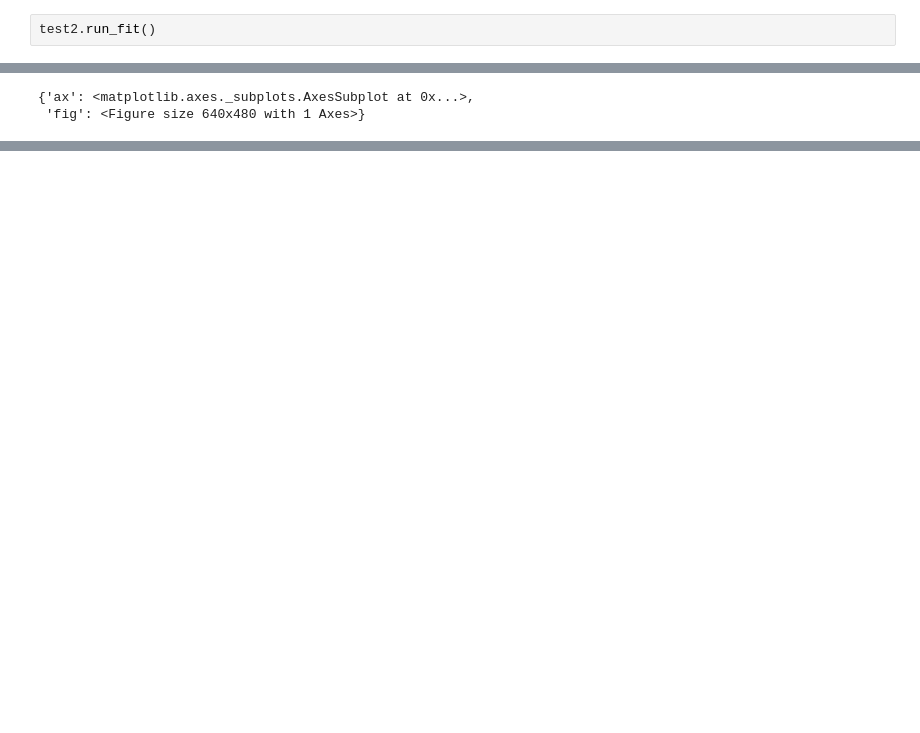
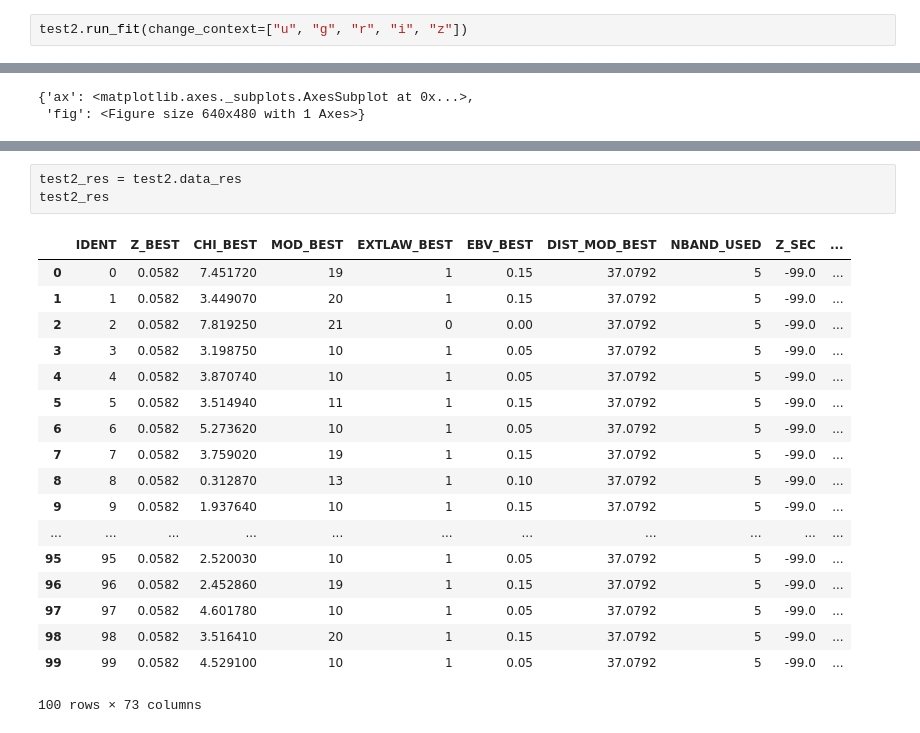
Before and after one commit to MartinBriday/pylephare, a Jupyter notebook: notebooks/test_lephare.ipynb, the cells around one changed output, grey strips where cells are left out. Drawn from its saved outputs; the diff is of its cells as text; blank space fills up the shorter version.

```diff
--- a/notebooks/test_lephare.ipynb
+++ b/notebooks/test_lephare.ipynb
@@ -142,8 +142,8 @@ ADAPT_CONTEXT : -1 (comented? : False)
 ADAPT_ZBIN : 0.01,0.1 (comented? : False)
 ADAPT_MODBIN : 1,1000 (comented? : False)
 ERROR_ADAPT : NO (comented? : False)
-# %%
-test2.run_fit()
+# %%
+test2.run_fit(change_context=["u", "g", "r", "i", "z"])
 # %%
 test2.show(id_sed=24, y_unit="AA", plot_phot=True, xlim=(1000, 11000), ylim=(None, None),
            savefile=None, xscale="log", yscale="log")
@@ -161,3 +161,25 @@ for _id_sed in np.random.choice(list(test2.data_sed.keys()), 5):
 # %% [output]
 [interactive output not drawn]
 [interactive output not drawn]
+# %%
+test2_res = test2.data_res
+test2_res
+# %% [output]
+|  | IDENT | Z_BEST | CHI_BEST | MOD_BEST | EXTLAW_BEST | EBV_BEST | DIST_MOD_BEST | NBAND_USED | Z_SEC | ... |
+| 0 | 0 | 0.0582 | 7.451720 | 19 | 1 | 0.15 | 37.0792 | 5 | -99.0 | ... |
+| 1 | 1 | 0.0582 | 3.449070 | 20 | 1 | 0.15 | 37.0792 | 5 | -99.0 | ... |
+| 2 | 2 | 0.0582 | 7.819250 | 21 | 0 | 0.00 | 37.0792 | 5 | -99.0 | ... |
+| 3 | 3 | 0.0582 | 3.198750 | 10 | 1 | 0.05 | 37.0792 | 5 | -99.0 | ... |
+| 4 | 4 | 0.0582 | 3.870740 | 10 | 1 | 0.05 | 37.0792 | 5 | -99.0 | ... |
+| 5 | 5 | 0.0582 | 3.514940 | 11 | 1 | 0.15 | 37.0792 | 5 | -99.0 | ... |
+| 6 | 6 | 0.0582 | 5.273620 | 10 | 1 | 0.05 | 37.0792 | 5 | -99.0 | ... |
+| 7 | 7 | 0.0582 | 3.759020 | 19 | 1 | 0.15 | 37.0792 | 5 | -99.0 | ... |
+| 8 | 8 | 0.0582 | 0.312870 | 13 | 1 | 0.10 | 37.0792 | 5 | -99.0 | ... |
+| 9 | 9 | 0.0582 | 1.937640 | 10 | 1 | 0.15 | 37.0792 | 5 | -99.0 | ... |
+| ... | ... | ... | ... | ... | ... | ... | ... | ... | ... | ... |
+| 95 | 95 | 0.0582 | 2.520030 | 10 | 1 | 0.05 | 37.0792 | 5 | -99.0 | ... |
+| 96 | 96 | 0.0582 | 2.452860 | 19 | 1 | 0.15 | 37.0792 | 5 | -99.0 | ... |
+| 97 | 97 | 0.0582 | 4.601780 | 10 | 1 | 0.05 | 37.0792 | 5 | -99.0 | ... |
+| 98 | 98 | 0.0582 | 3.516410 | 20 | 1 | 0.15 | 37.0792 | 5 | -99.0 | ... |
+| 99 | 99 | 0.0582 | 4.529100 | 10 | 1 | 0.05 | 37.0792 | 5 | -99.0 | ... |
+100 rows × 73 columns
```
Also changed, not shown: parts of 7 cells of this notebook, 1 other file.
